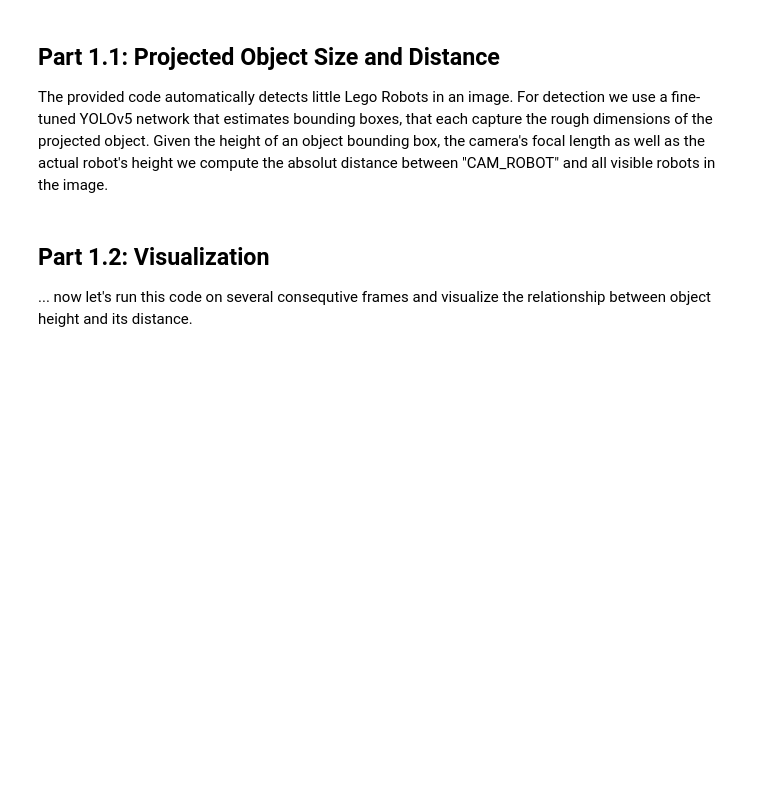
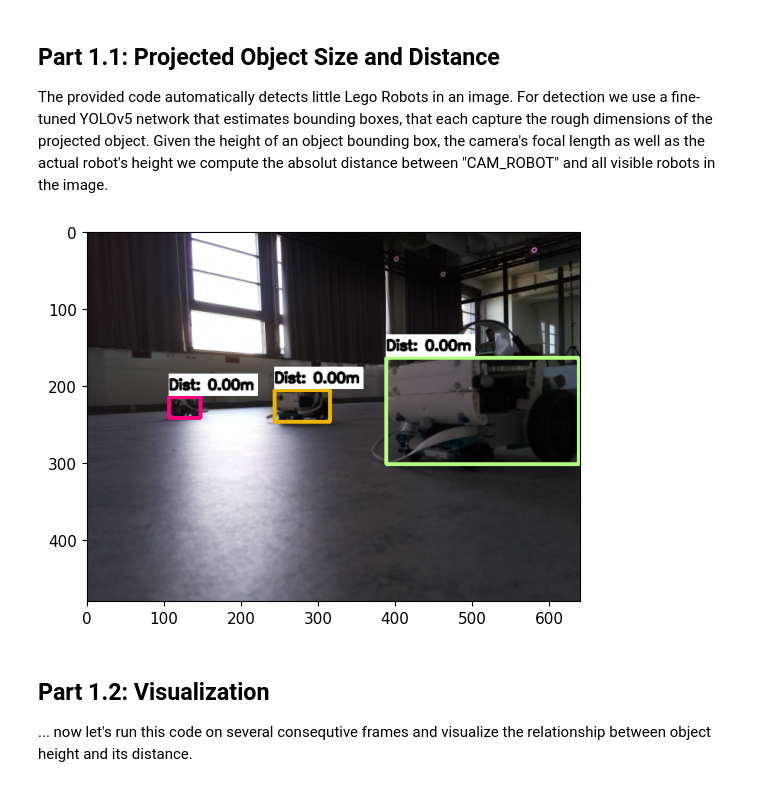
Before and after one commit to pbideau/SCIoI_summer_school, a Jupyter notebook: tutorial-2/tutorial_2_1.ipynb, the cells around one changed output. Cells and saved outputs as stored; diff of their text form; code cells hidden in the pictures; blank space fills up the shorter version.

```diff
--- a/tutorial-2/tutorial_2_1.ipynb
+++ b/tutorial-2/tutorial_2_1.ipynb
@@ -68,32 +92,36 @@ def dist(box, focallength_px, robot_height_m):
 # %%
 res = model_YOLO(FILE)
 
 bounding_boxes = res.xyxy[0][res.xyxy[0][:, 0].sort()[1]]
 image = cv2.imread(FILE)
+color = iter(cm.rainbow(np.linspace(0, 1, 5)))
 
 for box in bounding_boxes:
 
     ####################################################
     # TODO 1:
     # please fill in the code to compute
     # the distance from the bounding box height
 
     distance = dist(box, FOCALLENGTH_PX, ROBOT_HEIGHT_M)
 
     ####################################################
 
-    cv2.rectangle(image, (int(box[0]), int(box[1])), (int(box[2]), int(box[3])), (0, 255, 0), 2)
-    image_with_rectangle = cv2.rectangle(image, (int(box[0]), int(box[1])-20), (int(box[0]) + 70, int(box[1])), (255,255,255), -1)
-    img_drawn = cv2.putText(image, f"Dist: {(distance):.3f}", (int(box[0]), int(box[1] - 10)), cv2.FONT_HERSHEY_SIMPLEX, 0.3, (0,0,0), 1, cv2.LINE_AA)
+    c = next(color)
+    cv2.rectangle(image, (int(box[0]), int(box[1])), (int(box[2]), int(box[3])), c[0:3]*255, 3)
+    image_with_rectangle = cv2.rectangle(image, (int(box[0]), int(box[1])-30), (int(box[0]) + 115, int(box[1]-2)), (255,255,255), -1)
+    img_drawn = cv2.putText(image, f"Dist: {(distance):.2f}m", (int(box[0]), int(box[1] - 10)), cv2.FONT_HERSHEY_SIMPLEX, 0.6, (0,0,0), 2, cv2.LINE_AA)
     image_rgb = cv2.cvtColor(img_drawn, cv2.COLOR_BGR2RGB)
 
 # visualize frame with overlayed
 # bounding boxes and distance estimates
 %matplotlib inline
 
 fig = plt.figure()
 plt.imshow(image_rgb)
 plt.show()
+# %% [output]
+[figure, added]
 # %% [markdown]
 ## Part 1.2: Visualization
 
```
Also changed, not shown: parts of 3 cells of this notebook, 4 other files.
